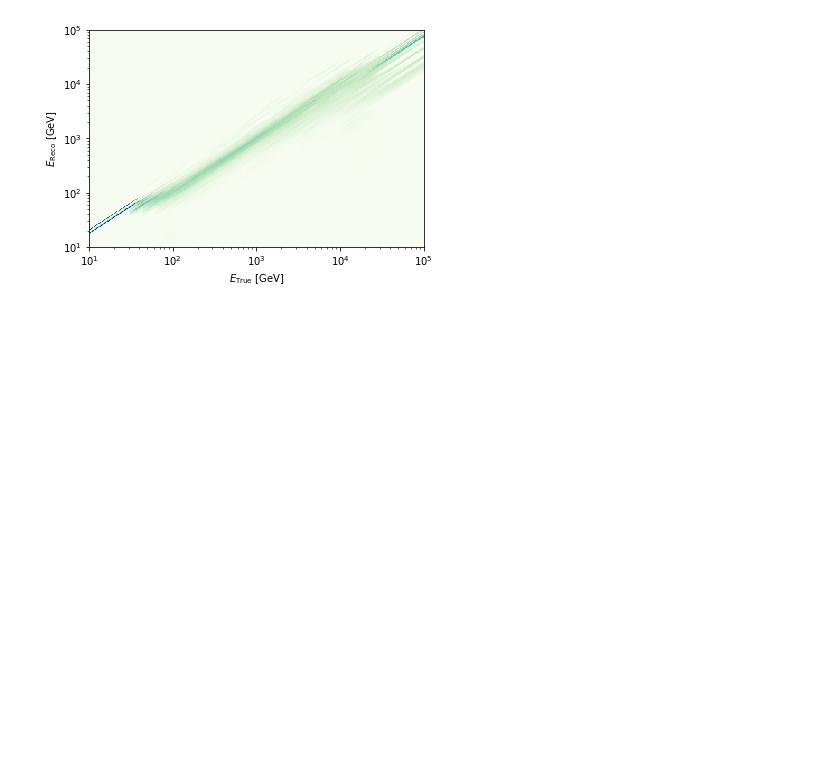
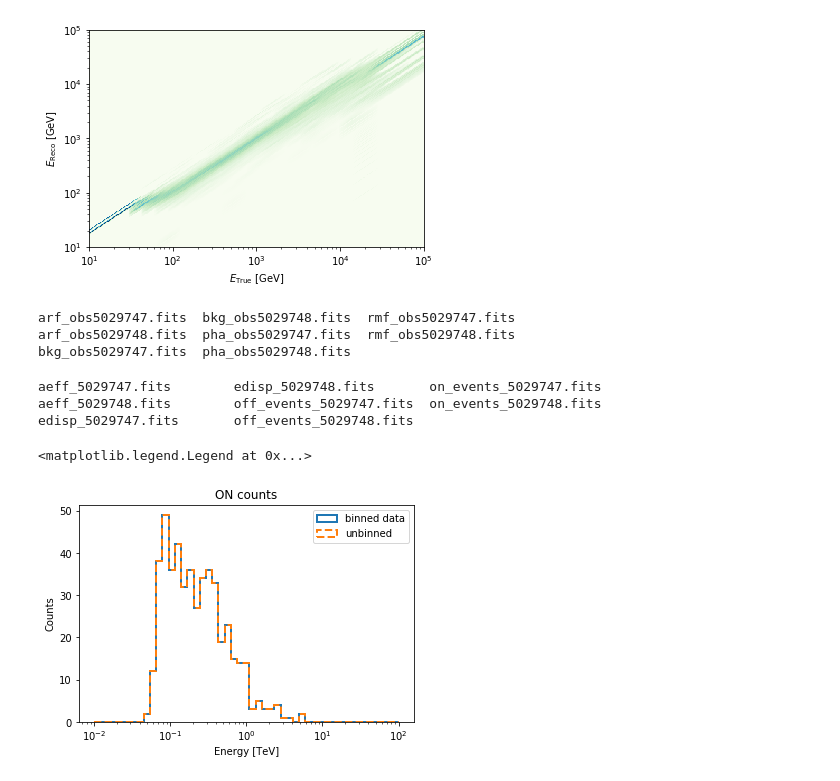
Before and after one commit to cosimoNigro/iact_unbinned_spectrum_format, a Jupyter notebook: unbinned_spectrum_format.ipynb, the cells around one changed output. Saved outputs shown, nothing was run; the diff lists cells and outputs as text; code cells hidden in the pictures; blank space fills up the shorter version.

Commit message:
cross-check between binned and unbinned data

```diff
--- a/unbinned_spectrum_format.ipynb
+++ b/unbinned_spectrum_format.ipynb
@@ -150,0 +154,26 @@ reducing observation 5029748 to unbinned spectral format
+# %%
+ls spectra/binned
+# %% [output]
+arf_obs5029747.fits  bkg_obs5029748.fits  rmf_obs5029747.fits
+arf_obs5029748.fits  pha_obs5029747.fits  rmf_obs5029748.fits
+bkg_obs5029747.fits  pha_obs5029748.fits
+# %%
+ls spectra/unbinned
+# %% [output]
+aeff_5029747.fits        edisp_5029748.fits       on_events_5029747.fits
+aeff_5029748.fits        off_events_5029747.fits  on_events_5029748.fits
+edisp_5029747.fits       off_events_5029748.fits
+# %%
+binned_spectrum = SpectrumDatasetOnOff.from_ogip_files("spectra/binned/pha_obs5029747.fits")
+unbinned_on_spectrum = Table.read("spectra/unbinned/on_events_5029747.fits", format="fits")
+unbinned_off_spectrum = Table.read("spectra/unbinned/off_events_5029747.fits", format="fits")
+energy_edges = binned_spectrum.counts.energy.edges.to_value("TeV")
+# %%
+fig, ax = plt.subplots()
+binned_spectrum.counts.plot_hist(ax=ax, energy_unit="TeV", label="binned data")
+ax.hist(unbinned_on_spectrum["energy"], bins=list(energy_edges), histtype="step", ls="--", lw=2, label="unbinned")
+ax.set_title("ON counts")
+ax.legend()
+# %% [output]
+<matplotlib.legend.Legend at 0x...>
+[figure, added]
```
Also changed, not shown: parts of 3 cells of this notebook.
